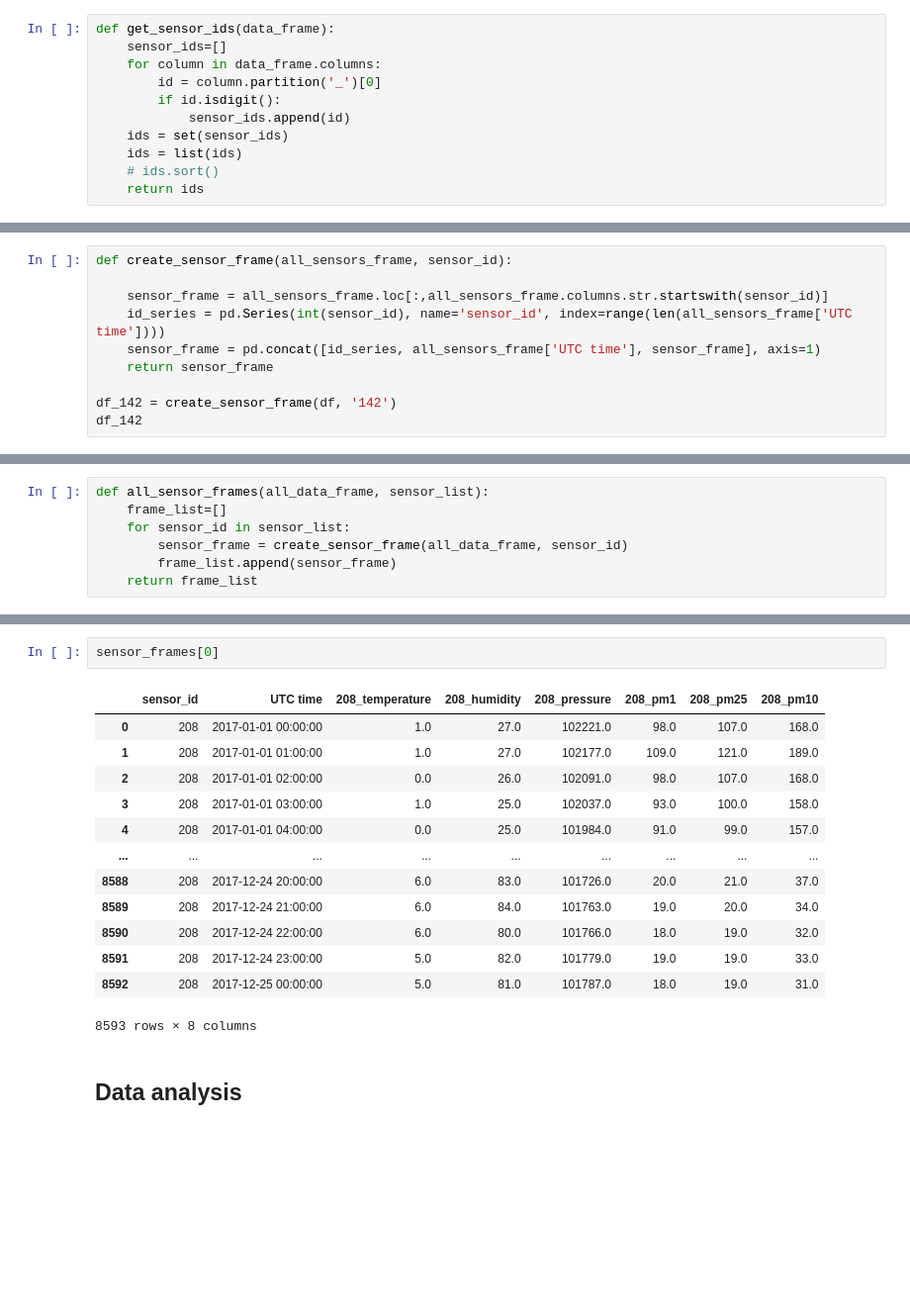
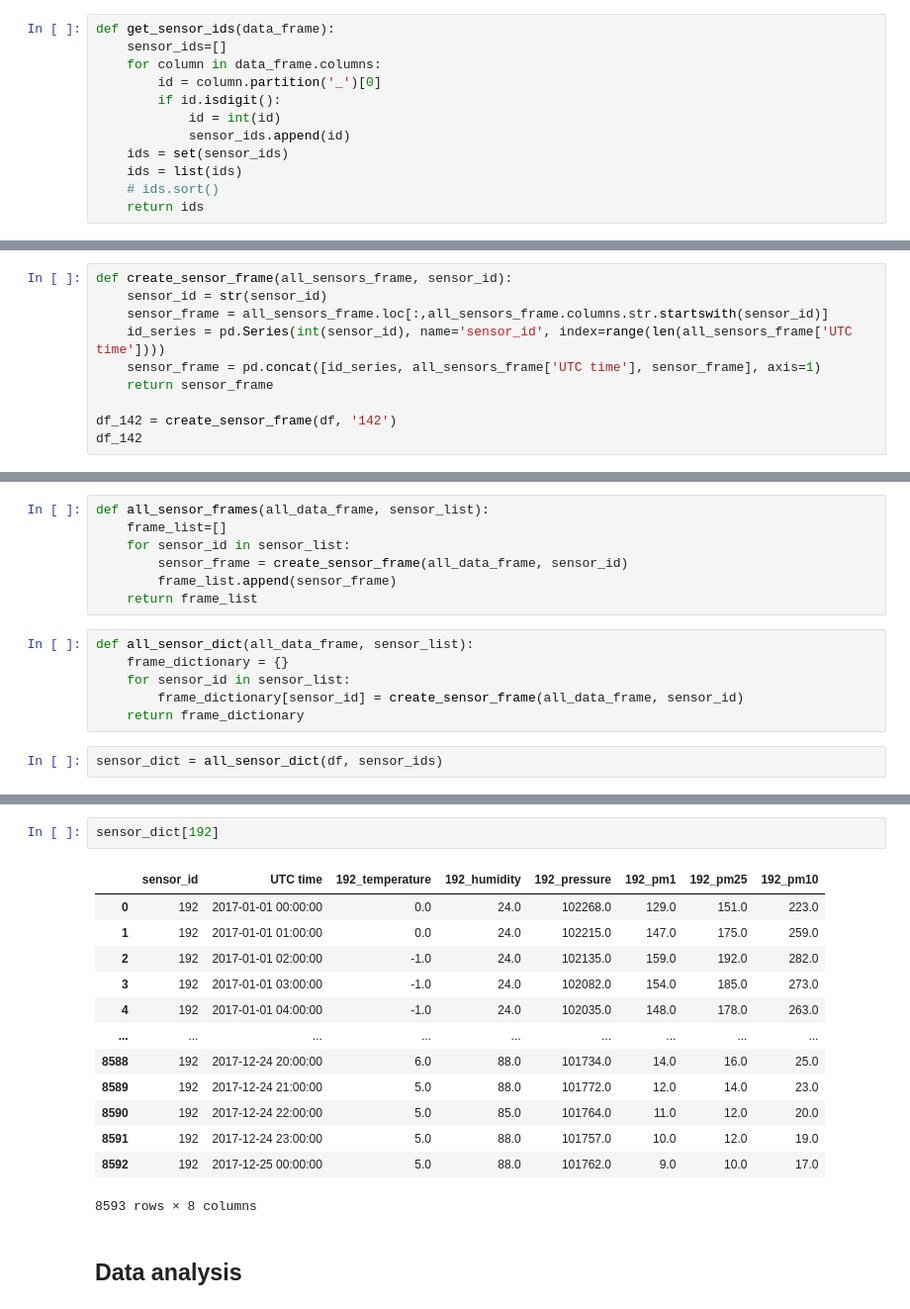
Before and after one commit to dan-ski/Air_quality, a Jupyter notebook: Air quality data preprocessing and analysis.ipynb, the cells around one changed output, grey strips where cells are left out. Shown: that part at 99% size. Cells and saved outputs as stored; diff of their text form; blank space fills up the shorter version.

```diff
--- a/Air quality data preprocessing and analysis.ipynb
+++ b/Air quality data preprocessing and analysis.ipynb
@@ -191,6 +191,7 @@ def get_sensor_ids(data_frame):
     for column in data_frame.columns:
         id = column.partition('_')[0]
         if id.isdigit():
+            id = int(id)
             sensor_ids.append(id)
     ids = set(sensor_ids)
     ids = list(ids)
@@ -213,7 +214,7 @@ sensor_ids = get_sensor_ids(df)
 # all_columns
 # %%
 def create_sensor_frame(all_sensors_frame, sensor_id):
-
+    sensor_id = str(sensor_id)
     sensor_frame = all_sensors_frame.loc[:,all_sensors_frame.columns.str.startswith(sensor_id)]
     id_series = pd.Series(int(sensor_id), name='sensor_id', index=range(len(all_sensors_frame['UTC time'])))
     sensor_frame = pd.concat([id_series, all_sensors_frame['UTC time'], sensor_frame], axis=1)
@@ -242,4 +243,12 @@ def all_sensor_frames(all_data_frame, sensor_list):
         sensor_frame = create_sensor_frame(all_data_frame, sensor_id)
         frame_list.append(sensor_frame)
     return frame_list
+# %%
+def all_sensor_dict(all_data_frame, sensor_list):
+    frame_dictionary = {}
+    for sensor_id in sensor_list:
+        frame_dictionary[sensor_id] = create_sensor_frame(all_data_frame, sensor_id)
+    return frame_dictionary
+# %%
+sensor_dict = all_sensor_dict(df, sensor_ids)
 # %%
@@ -266,18 +257,18 @@ sensor_frames
 # %%
-sensor_frames[0]
+sensor_dict[192]
 # %% [output]
-|  | sensor_id | UTC time | 208_temperature | 208_humidity | 208_pressure | 208_pm1 | 208_pm25 | 208_pm10 |
-| 0 | 208 | 2017-01-01 00:00:00 | 1.0 | 27.0 | 102221.0 | 98.0 | 107.0 | 168.0 |
-| 1 | 208 | 2017-01-01 01:00:00 | 1.0 | 27.0 | 102177.0 | 109.0 | 121.0 | 189.0 |
-| 2 | 208 | 2017-01-01 02:00:00 | 0.0 | 26.0 | 102091.0 | 98.0 | 107.0 | 168.0 |
-| 3 | 208 | 2017-01-01 03:00:00 | 1.0 | 25.0 | 102037.0 | 93.0 | 100.0 | 158.0 |
-| 4 | 208 | 2017-01-01 04:00:00 | 0.0 | 25.0 | 101984.0 | 91.0 | 99.0 | 157.0 |
+|  | sensor_id | UTC time | 192_temperature | 192_humidity | 192_pressure | 192_pm1 | 192_pm25 | 192_pm10 |
+| 0 | 192 | 2017-01-01 00:00:00 | 0.0 | 24.0 | 102268.0 | 129.0 | 151.0 | 223.0 |
+| 1 | 192 | 2017-01-01 01:00:00 | 0.0 | 24.0 | 102215.0 | 147.0 | 175.0 | 259.0 |
+| 2 | 192 | 2017-01-01 02:00:00 | -1.0 | 24.0 | 102135.0 | 159.0 | 192.0 | 282.0 |
+| 3 | 192 | 2017-01-01 03:00:00 | -1.0 | 24.0 | 102082.0 | 154.0 | 185.0 | 273.0 |
+| 4 | 192 | 2017-01-01 04:00:00 | -1.0 | 24.0 | 102035.0 | 148.0 | 178.0 | 263.0 |
 | ... | ... | ... | ... | ... | ... | ... | ... | ... |
-| 8588 | 208 | 2017-12-24 20:00:00 | 6.0 | 83.0 | 101726.0 | 20.0 | 21.0 | 37.0 |
-| 8589 | 208 | 2017-12-24 21:00:00 | 6.0 | 84.0 | 101763.0 | 19.0 | 20.0 | 34.0 |
-| 8590 | 208 | 2017-12-24 22:00:00 | 6.0 | 80.0 | 101766.0 | 18.0 | 19.0 | 32.0 |
-| 8591 | 208 | 2017-12-24 23:00:00 | 5.0 | 82.0 | 101779.0 | 19.0 | 19.0 | 33.0 |
-| 8592 | 208 | 2017-12-25 00:00:00 | 5.0 | 81.0 | 101787.0 | 18.0 | 19.0 | 31.0 |
+| 8588 | 192 | 2017-12-24 20:00:00 | 6.0 | 88.0 | 101734.0 | 14.0 | 16.0 | 25.0 |
+| 8589 | 192 | 2017-12-24 21:00:00 | 5.0 | 88.0 | 101772.0 | 12.0 | 14.0 | 23.0 |
+| 8590 | 192 | 2017-12-24 22:00:00 | 5.0 | 85.0 | 101764.0 | 11.0 | 12.0 | 20.0 |
+| 8591 | 192 | 2017-12-24 23:00:00 | 5.0 | 88.0 | 101757.0 | 10.0 | 12.0 | 19.0 |
+| 8592 | 192 | 2017-12-25 00:00:00 | 5.0 | 88.0 | 101762.0 | 9.0 | 10.0 | 17.0 |
 8593 rows × 8 columns
 # %% [markdown]
 ## Data analysis
```
Also changed, not shown: parts of 88 cells of this notebook.
